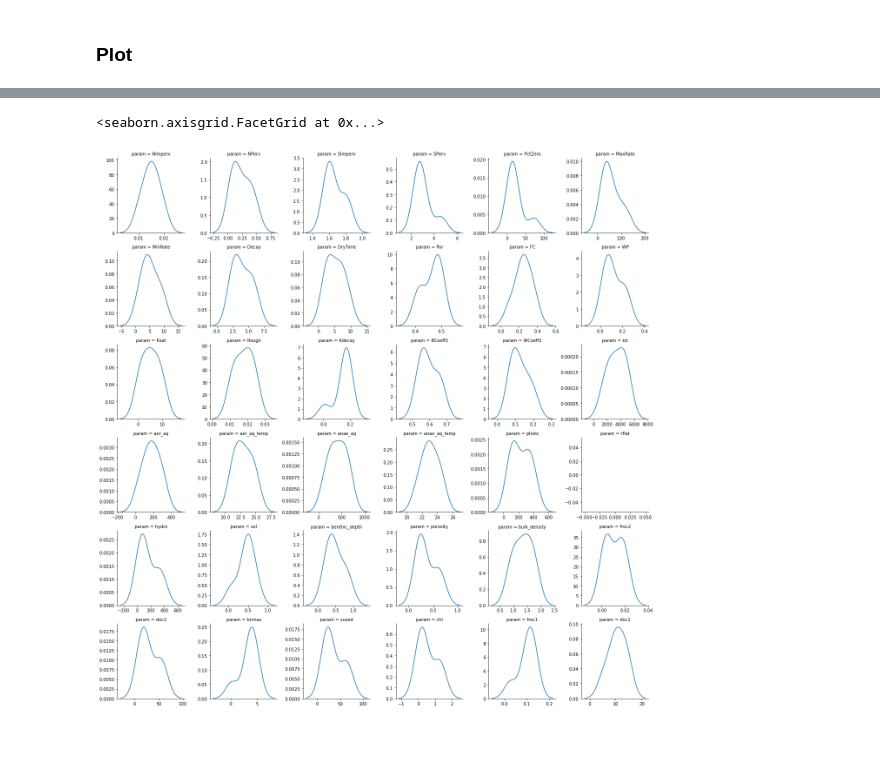
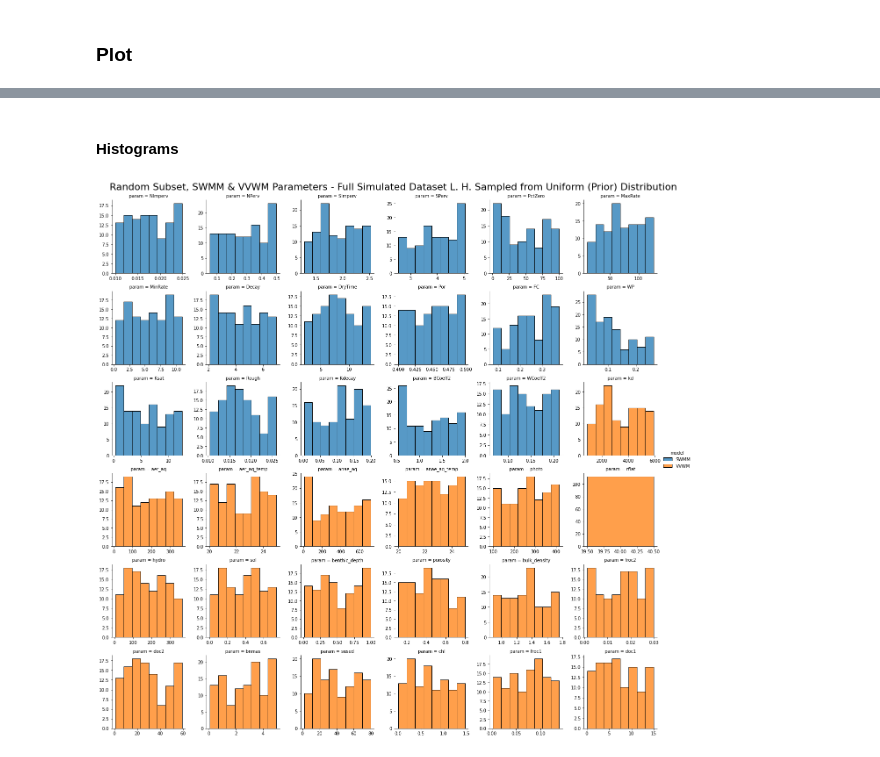
Before and after one commit to puruckertom/chelsvig_urban_pesticides, a Jupyter notebook: jupyter_notebooks/plot_post_processed_data.ipynb, the cells around one changed output, grey strips where cells are left out. Drawn from its saved outputs; the diff is of its cells as text; code cells hidden in the pictures.

```diff
--- a/jupyter_notebooks/plot_post_processed_data.ipynb
+++ b/jupyter_notebooks/plot_post_processed_data.ipynb
@@ -159,0 +170,18 @@ sv_05 = pd.concat([swmm_05, vvwm_05], axis = 1)
+# %%
+vvwm_100 = pd.DataFrame(vvwm_100.stack()).reset_index(level=[1])
+vvwm_100.columns = ["param","value"]
+vvwm_100["acc_rate"] = "100%"
+
+vvwm_25 = pd.DataFrame(vvwm_25.stack()).reset_index(level=[1])
+vvwm_25.columns = ["param","value"]
+vvwm_25["acc_rate"] = "25%"
+
+vvwm_10 = pd.DataFrame(vvwm_10.stack()).reset_index(level=[1])
+vvwm_10.columns = ["param","value"]
+vvwm_10["acc_rate"] = "10%"
+
+vvwm_05 = pd.DataFrame(vvwm_05.stack()).reset_index(level=[1])
+vvwm_05.columns = ["param","value"]
+vvwm_05["acc_rate"] = "5%"
+
+vvwm_MULTI = pd.concat([vvwm_100, vvwm_25, vvwm_10, vvwm_05])
@@ -222,10 +196,15 @@ g.map_dataframe(sns.kdeplot, x="value", common_norm=True)
-# %%
-sv05s = pd.DataFrame(sv_05.stack()).reset_index(level=[1])
-sv05s.columns = ["param","value"]
-sv05s
-
-g = sns.FacetGrid(sv05s, col = "param", col_wrap = 6, sharex = False, sharey = False)##subplot_kws = {"sharex":False})
-g.map_dataframe(sns.kdeplot, x="value", common_norm=True)
-# %% [output]
-<seaborn.axisgrid.FacetGrid at 0x...>
-[figure, removed]
+# %% [markdown]
+#### Histograms
+# %%
+# SWMM & VVWM parameters, all of the Data
+g = sns.FacetGrid(pd.concat([swmm_100.assign(model = "SWMM"), vvwm_100.assign(model = "VVWM")]),
+                  col = "param", col_wrap = 6, sharex = False, sharey = False, hue = "model")
+g.map_dataframe(sns.histplot, x="value")
+g.add_legend()
+# source: <https://stackoverflow.com/questions/29813694/how-to-add-a-title-to-seaborn-facet-plot>
+plt.subplots_adjust(top=0.95)
+g.fig.suptitle("Random Subset, SWMM & VVWM Parameters - Full Simulated Dataset L. H. Sampled from Uniform (Prior) Distribution",
+              fontsize=22)
+None
+# %% [output]
+[figure, added]
```
Also changed, not shown: parts of 15 cells of this notebook.
